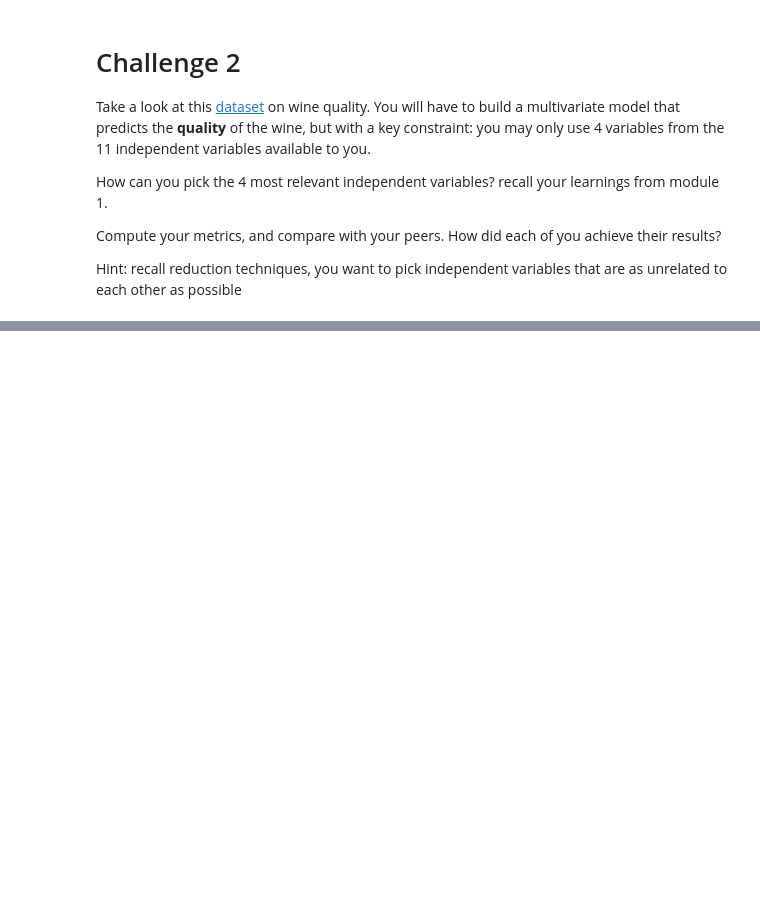
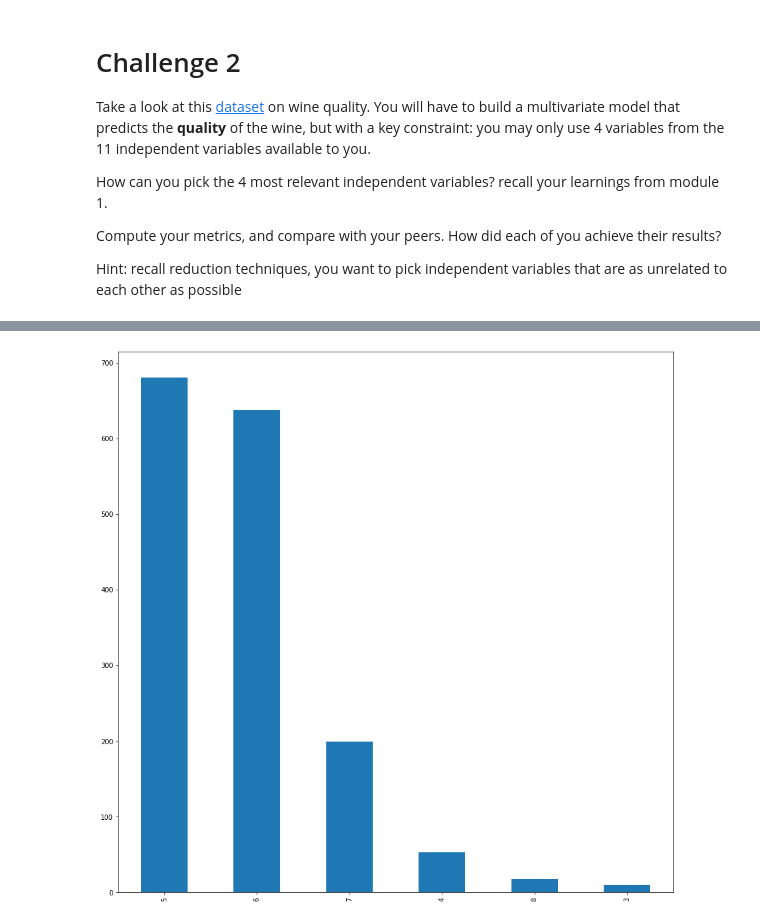
Before and after one commit to abel-keya/moringa-school-projects, a Jupyter notebook: Linear_regression_intro.ipynb, the cells around one changed output, grey strips where cells are left out. Cells and saved outputs as stored; diff of their text form; code cells hidden in the pictures; blank space fills up the shorter version.

```diff
--- a/Linear_regression_intro.ipynb
+++ b/Linear_regression_intro.ipynb
@@ -208,0 +253,4 @@ wine.describe()
+# %%
+wine['quality'].value_counts().plot(kind='bar',figsize=(15,15));
+# %% [output]
+[figure, added]
```
Also changed, not shown: parts of 21 cells of this notebook.
